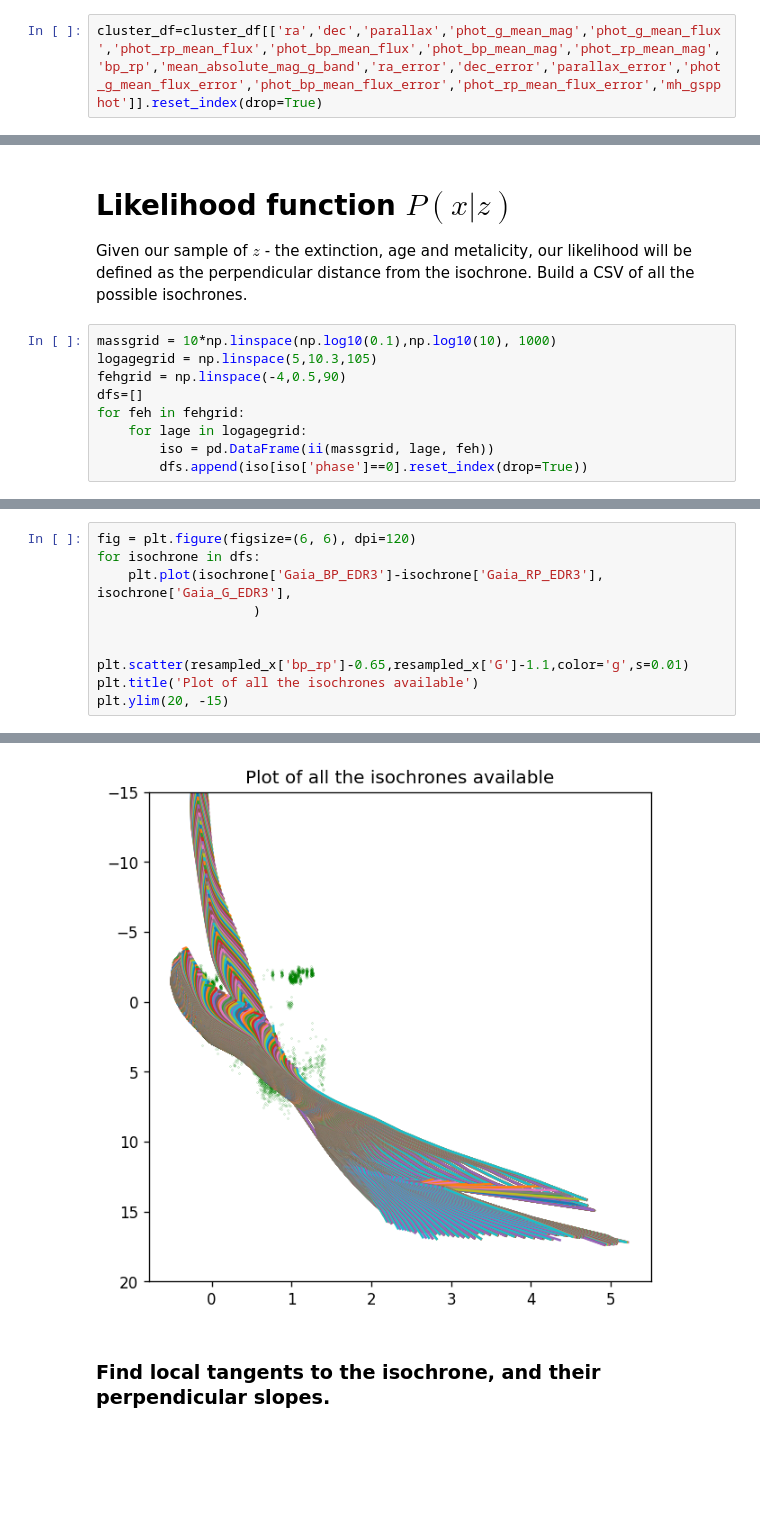
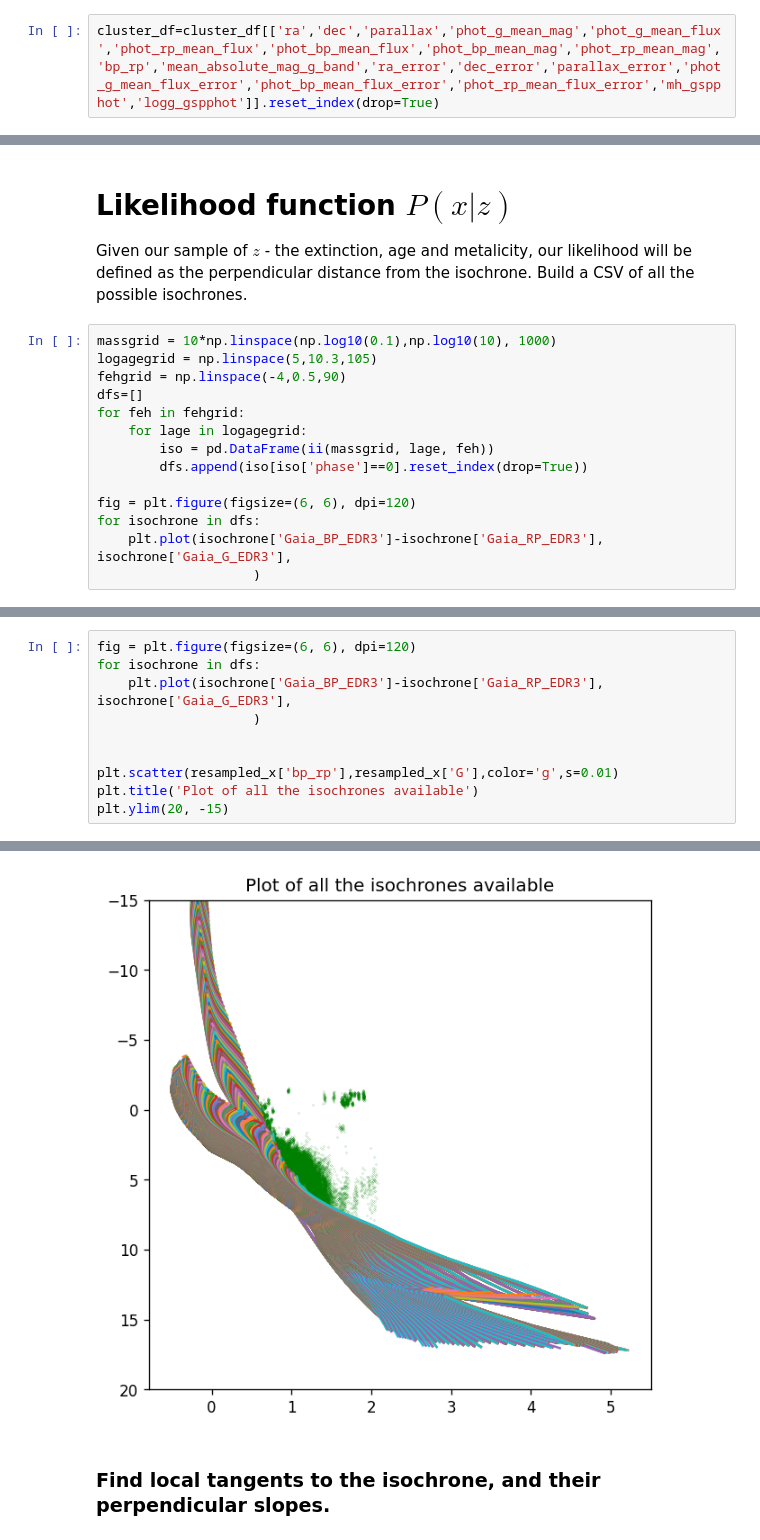
Before and after one commit to ocallam6/VaeStar, a Jupyter notebook: data_prep.ipynb, the cells around one changed output, grey strips where cells are left out. Cells and saved outputs as stored; diff of their text form; blank space fills up the shorter version.

```diff
--- a/data_prep.ipynb
+++ b/data_prep.ipynb
@@ -51,7 +51,7 @@ cluster_df=scatter
 # %% [markdown]
 Select the relevant columns
 # %%
-cluster_df=cluster_df[['ra','dec','parallax','phot_g_mean_mag','phot_g_mean_flux','phot_rp_mean_flux','phot_bp_mean_flux','phot_bp_mean_mag','phot_rp_mean_mag','bp_rp','mean_absolute_mag_g_band','ra_error','dec_error','parallax_error','phot_g_mean_flux_error','phot_bp_mean_flux_error','phot_rp_mean_flux_error','mh_gspphot']].reset_index(drop=True)
+cluster_df=cluster_df[['ra','dec','parallax','phot_g_mean_mag','phot_g_mean_flux','phot_rp_mean_flux','phot_bp_mean_flux','phot_bp_mean_mag','phot_rp_mean_mag','bp_rp','mean_absolute_mag_g_band','ra_error','dec_error','parallax_error','phot_g_mean_flux_error','phot_bp_mean_flux_error','phot_rp_mean_flux_error','mh_gspphot','logg_gspphot']].reset_index(drop=True)
 # %% [markdown]
 # Photometric Errors
 
@@ -223,3 +223,8 @@ for feh in fehgrid:
     for lage in logagegrid:
         iso = pd.DataFrame(ii(massgrid, lage, feh))
         dfs.append(iso[iso['phase']==0].reset_index(drop=True))
+
+fig = plt.figure(figsize=(6, 6), dpi=120)
+for isochrone in dfs:
+    plt.plot(isochrone['Gaia_BP_EDR3']-isochrone['Gaia_RP_EDR3'], isochrone['Gaia_G_EDR3'],
+                    )
@@ -226,16 +233,16 @@ for feh in fehgrid:
 # %%
 fig = plt.figure(figsize=(6, 6), dpi=120)
 for isochrone in dfs:
     plt.plot(isochrone['Gaia_BP_EDR3']-isochrone['Gaia_RP_EDR3'], isochrone['Gaia_G_EDR3'],
                     )
 
 
-plt.scatter(resampled_x['bp_rp']-0.65,resampled_x['G']-1.1,color='g',s=0.01)
+plt.scatter(resampled_x['bp_rp'],resampled_x['G'],color='g',s=0.01)
 plt.title('Plot of all the isochrones available')
 plt.ylim(20, -15)
 # %% [output]
 (20.0, -15.0)
-[figure, old version]
+[figure, new version]
 # %% [markdown]
 ### Find local tangents to the isochrone, and their perpendicular slopes.
 # %%
```
Also changed, not shown: parts of 7 cells of this notebook, 5 other files.
